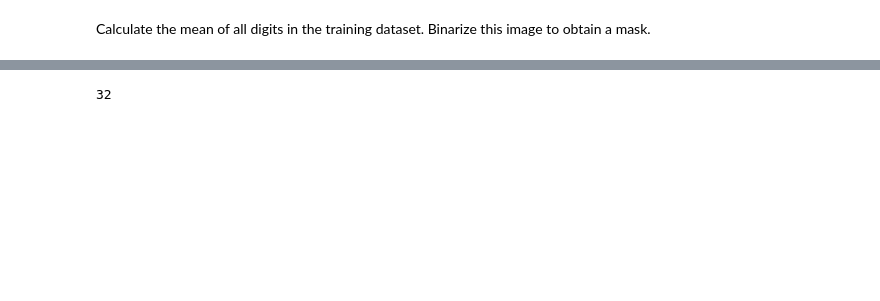
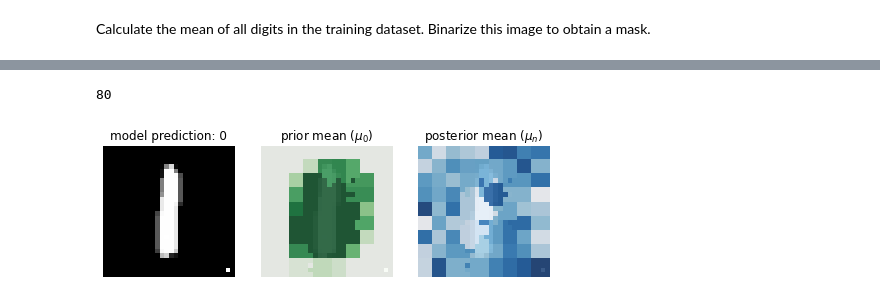
Before and after one commit to jonathanhuml/interpretable_citrus, a Jupyter notebook: TO_BadNets_experiments_2.ipynb, the cells around one changed output, grey strips where cells are left out. Cells and saved outputs as stored; diff of their text form; code cells hidden in the pictures; blank space fills up the shorter version.

Commit message:
tested the effect of priors

```diff
--- a/TO_BadNets_experiments_2.ipynb
+++ b/TO_BadNets_experiments_2.ipynb
@@ -481,17 +483,23 @@ def visualize_baylime_with_priors(img, segments, mu_0, mu_n):
         prior_array = np.where(prior_array==seg_val, mu_0[i], prior_array)
         weights_array = np.where(weights_array==seg_val, mu_n[i], weights_array)
 
-    fig, ax = plt.subplots(1, 2, figsize=(8, 3))
+    max_seg = np.argmax(mu_n)  # segment with the largest weight
 
-    ax[0].imshow(img.squeeze(), cmap = 'gray', alpha = 0.4)
-    ax[0].imshow(prior_array, cmap = 'Greens', alpha = 0.8)
-    ax[0].set_title(r'$\mu_0$')
+    fig, ax = plt.subplots(1, 3, figsize=(8, 3))
+
+    ax[0].imshow(img.squeeze(), cmap = 'gray', alpha = 1)
+    ax[0].set_title(f'model prediction: {np.argmax(model_badnet.predict(np.reshape(im_trig, (1, img.shape[0], img.shape[1], 1))))}')
     ax[0].axis('off')
 
     ax[1].imshow(img.squeeze(), cmap = 'gray', alpha = 0.4)
-    ax[1].imshow(weights_array, cmap = 'Blues', alpha = 0.8)
-    ax[1].set_title(r'$\mu_n$')
+    ax[1].imshow(prior_array, cmap = 'Greens', alpha = 0.8)
+    ax[1].set_title(r'prior mean ($\mu_0$)')
     ax[1].axis('off')
+
+    ax[2].imshow(img.squeeze(), cmap = 'gray', alpha = 0.4)
+    ax[2].imshow(weights_array, cmap = 'Blues', alpha = 0.8)
+    ax[2].set_title(r'posterior mean ($\mu_n$)')
+    ax[2].axis('off')
 # %% [markdown]
 # Demo
 # %% [markdown]
@@ -697,4 +763,9 @@ visualize_baylime_with_priors(im, segments, prior, mu_n)
-# %%
-np.argmax(mu_n)
-# %% [output]
-32
+# %%
+im = x_test_trig_err[151, :, :, 0]
+prior = priors['in']
+mu_n, S_n = baylime(im, segments, model_badnet, prior, n_perturbations=8)
+visualize_baylime_with_priors(im, segments, prior, mu_n)
+np.argmax(mu_n)
+# %% [output]
+80
+[figure, added]
```
Also changed, not shown: parts of 36 cells of this notebook, 3 other files.
